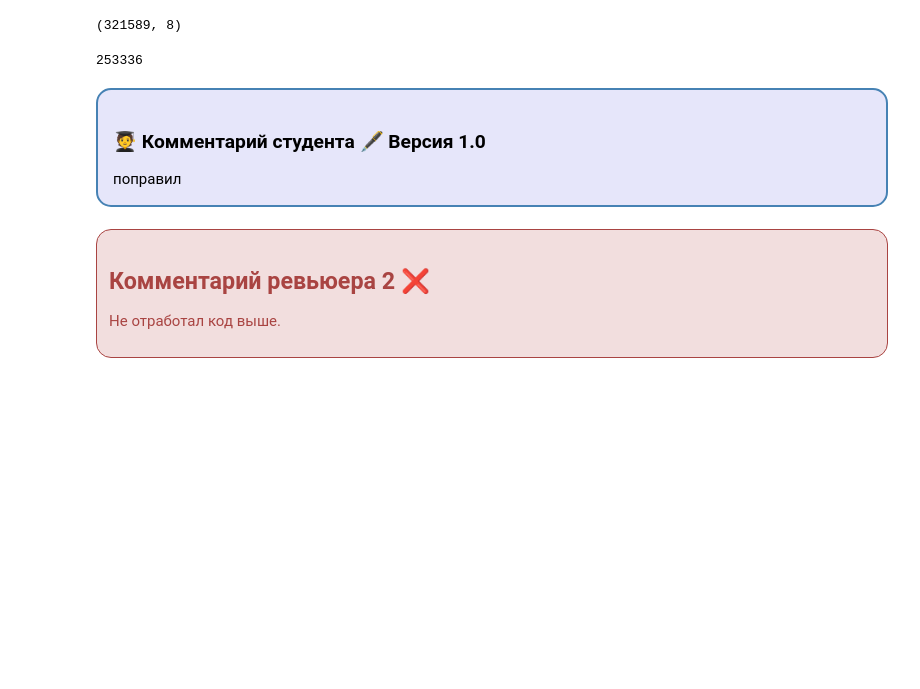
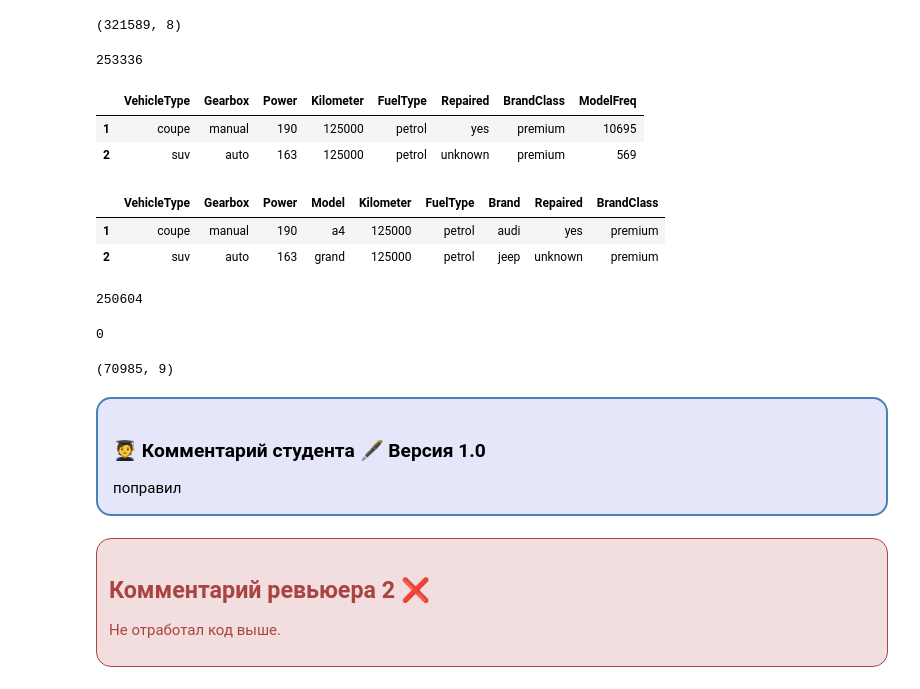
Before and after one commit to shoqun/Practicum, a Jupyter notebook: numerical_methods/iter3.ipynb, the cells around one changed output. Drawn from its saved outputs; the diff is of its cells as text; code cells hidden in the pictures; blank space fills up the shorter version.

```diff
--- a/numerical_methods/iter3.ipynb
+++ b/numerical_methods/iter3.ipynb
@@ -1546,21 +1546,6 @@ Name: count, dtype: int64
 data["RegistrationMonth"].unique()
 # %% [output]
 array([ 5,  8,  6,  7, 10,  0, 12, 11,  2,  3,  1,  4,  9])
-# %%
-# Переведем месяцы в сезоны. Может, модель лучше справится?
-def get_season(month):
-    if month in [12, 1, 2]:
-        return "winter"
-    elif month in [3, 4, 5]:
-        return "spring"
-    elif month in [6, 7, 8]:
-        return "summer"
-    elif month in [9, 10, 11]:
-        return "autumn"
-    else:
-        return "unknown"
-
-data["RegSeason"] = data["RegistrationMonth"].apply(get_season)
 # %%
 data.Model.unique()
 # %% [output]
@@ -1689,7 +1674,7 @@ Data columns (total 19 columns):
 dtypes: datetime64[ns](3), float64(1), int64(7), object(8)
 memory usage: 49.1+ MB
 # %%
-cols_to_check = ['DateCrawled', 'DateCreated', 'PostalCode', 'LastSeen', 'BrandClass', 'RegSeason', 'ModelFreq', 'Price_log']
+cols_to_check = ['DateCrawled', 'DateCreated', 'PostalCode', 'LastSeen', 'BrandClass', 'ModelFreq', 'Price_log']
 num_duplicates = data.duplicated(subset=cols_to_check).sum()
 print(f"Количество дубликатов по выбранным столбцам: {num_duplicates}")
 # %% [output]
@@ -1782,3 +1773,9 @@ duplicates = X[X.duplicated()]
 print(X.duplicated().sum())
 # %% [output]
 253336
+# %%
+X.head(2)
+# %% [output]
+|  | VehicleType | Gearbox | Power | Kilometer | FuelType | Repaired | BrandClass | ModelFreq |
+| 1 | coupe | manual | 190 | 125000 | petrol | yes | premium | 10695 |
+| 2 | suv | auto | 163 | 125000 | petrol | unknown | premium | 569 |
@@ -1784,0 +1787,21 @@ print(X.duplicated().sum())
+# %%
+X.head(2)
+# %% [output]
+|  | VehicleType | Gearbox | Power | Model | Kilometer | FuelType | Brand | Repaired | BrandClass |
+| 1 | coupe | manual | 190 | a4 | 125000 | petrol | audi | yes | premium |
+| 2 | suv | auto | 163 | grand | 125000 | petrol | jeep | unknown | premium |
+# %%
+# Вывод всех дубликатов
+duplicates = X[X.duplicated()]
+print(X.duplicated().sum())
+# %% [output]
+250604
+# %%
+X = X.drop_duplicates()
+print(X.duplicated().sum())
+# %% [output]
+0
+# %%
+X.shape
+# %% [output]
+(70985, 9)
```
Also changed, not shown: parts of 67 cells of this notebook.
